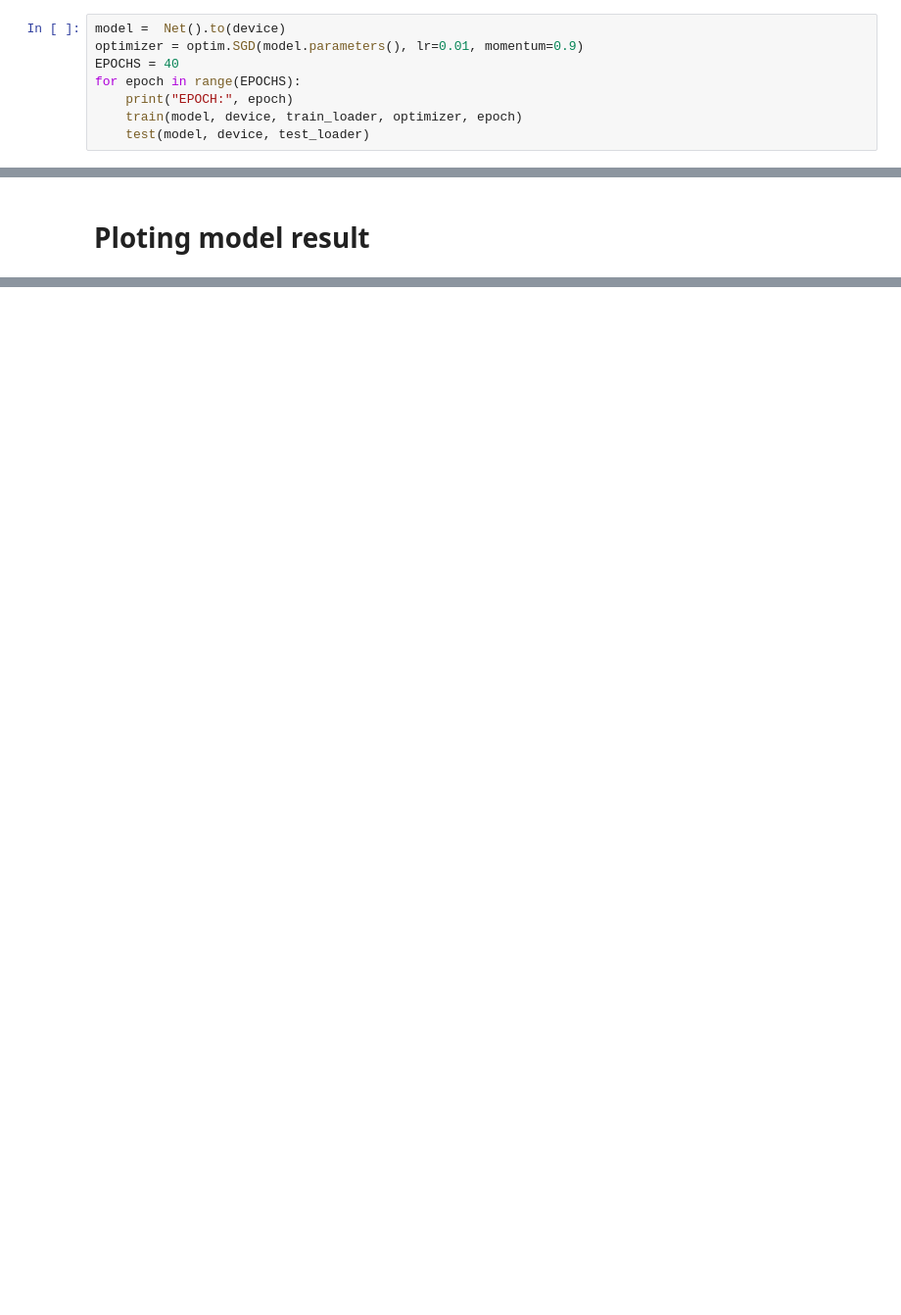
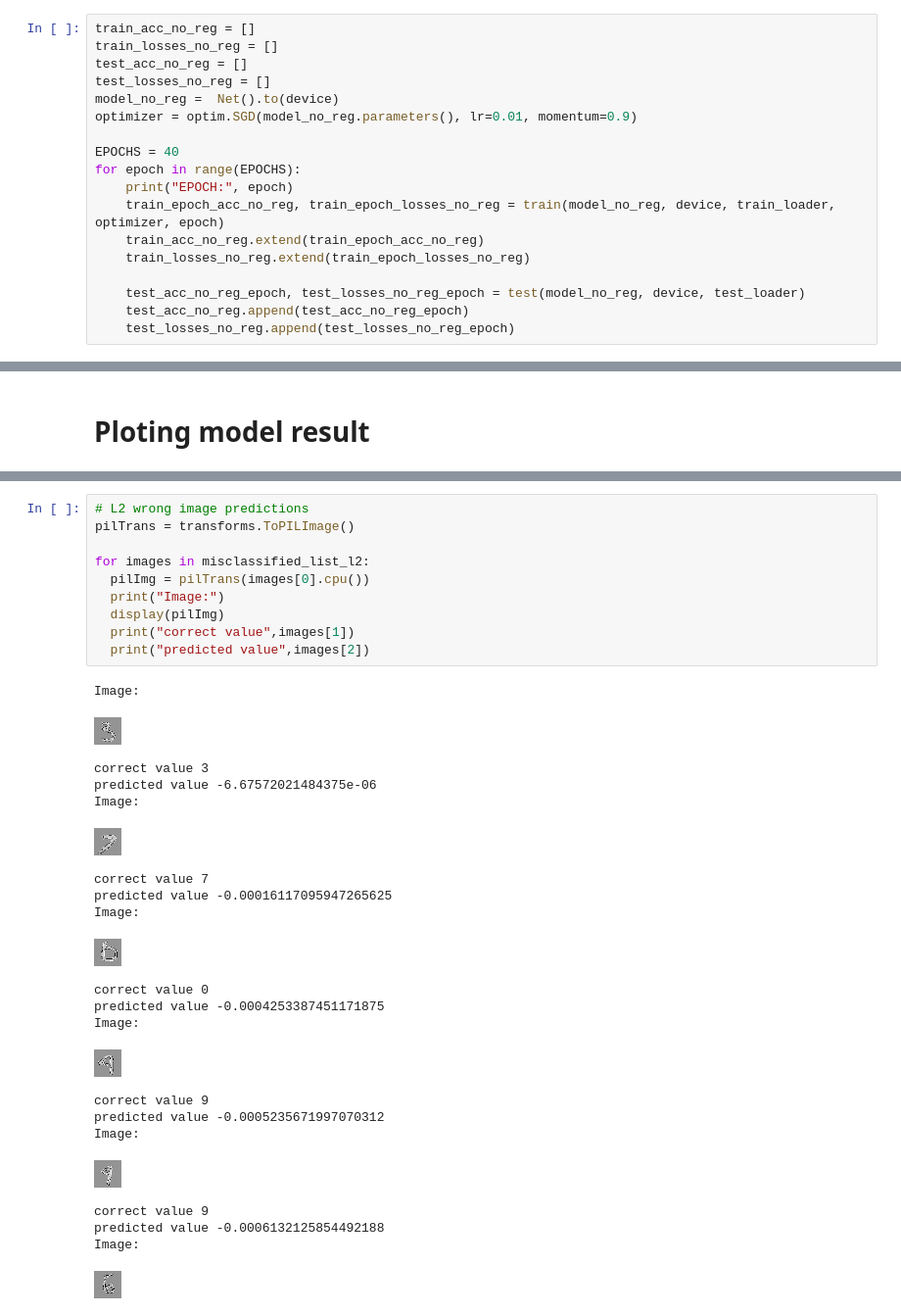
Before and after one commit to prachi735/EVA4.0, a Jupyter notebook: session6/EVA4_S6.ipynb, the cells around one changed output, grey strips where cells are left out. Shown at 98% size. Saved outputs shown, nothing was run; the diff lists cells and outputs as text; blank space fills up the shorter version.

```diff
--- a/session6/EVA4_S6.ipynb
+++ b/session6/EVA4_S6.ipynb
@@ -242,12 +278,22 @@ def test(model, device, test_loader):
 # %% [markdown]
 # Train & Test model
 # %%
-model =  Net().to(device)
-optimizer = optim.SGD(model.parameters(), lr=0.01, momentum=0.9)
+train_acc_no_reg = []
+train_losses_no_reg = []
+test_acc_no_reg = []
+test_losses_no_reg = []
+model_no_reg =  Net().to(device)
+optimizer = optim.SGD(model_no_reg.parameters(), lr=0.01, momentum=0.9)
+
 EPOCHS = 40
 for epoch in range(EPOCHS):
     print("EPOCH:", epoch)
-    train(model, device, train_loader, optimizer, epoch)
-    test(model, device, test_loader)
+    train_epoch_acc_no_reg, train_epoch_losses_no_reg = train(model_no_reg, device, train_loader, optimizer, epoch)
+    train_acc_no_reg.extend(train_epoch_acc_no_reg)
+    train_losses_no_reg.extend(train_epoch_losses_no_reg)
+
+    test_acc_no_reg_epoch, test_losses_no_reg_epoch = test(model_no_reg, device, test_loader)
+    test_acc_no_reg.append(test_acc_no_reg_epoch)
+    test_losses_no_reg.append(test_losses_no_reg_epoch)
 # %% [output]
 EPOCH: 0
@@ -304,0 +566,33 @@ Text(0.5, 1.0, 'Test Accuracy')
+# %%
+# L2 wrong image predictions
+pilTrans = transforms.ToPILImage()
+
+for images in misclassified_list_l2:
+  pilImg = pilTrans(images[0].cpu())
+  print("Image:")
+  display(pilImg)
+  print("correct value",images[1])
+  print("predicted value",images[2])
+# %% [output]
+Image:
+[figure, added]
+correct value 3
+predicted value -6.67572021484375e-06
+Image:
+[figure, added]
+correct value 7
+predicted value -0.00016117095947265625
+Image:
+[figure, added]
+correct value 0
+predicted value -0.0004253387451171875
+Image:
+[figure, added]
+correct value 9
+predicted value -0.0005235671997070312
+Image:
+[figure, added]
+correct value 9
+predicted value -0.0006132125854492188
+Image:
+[figure, added]
```
Also changed, not shown: parts of 10 cells of this notebook.
